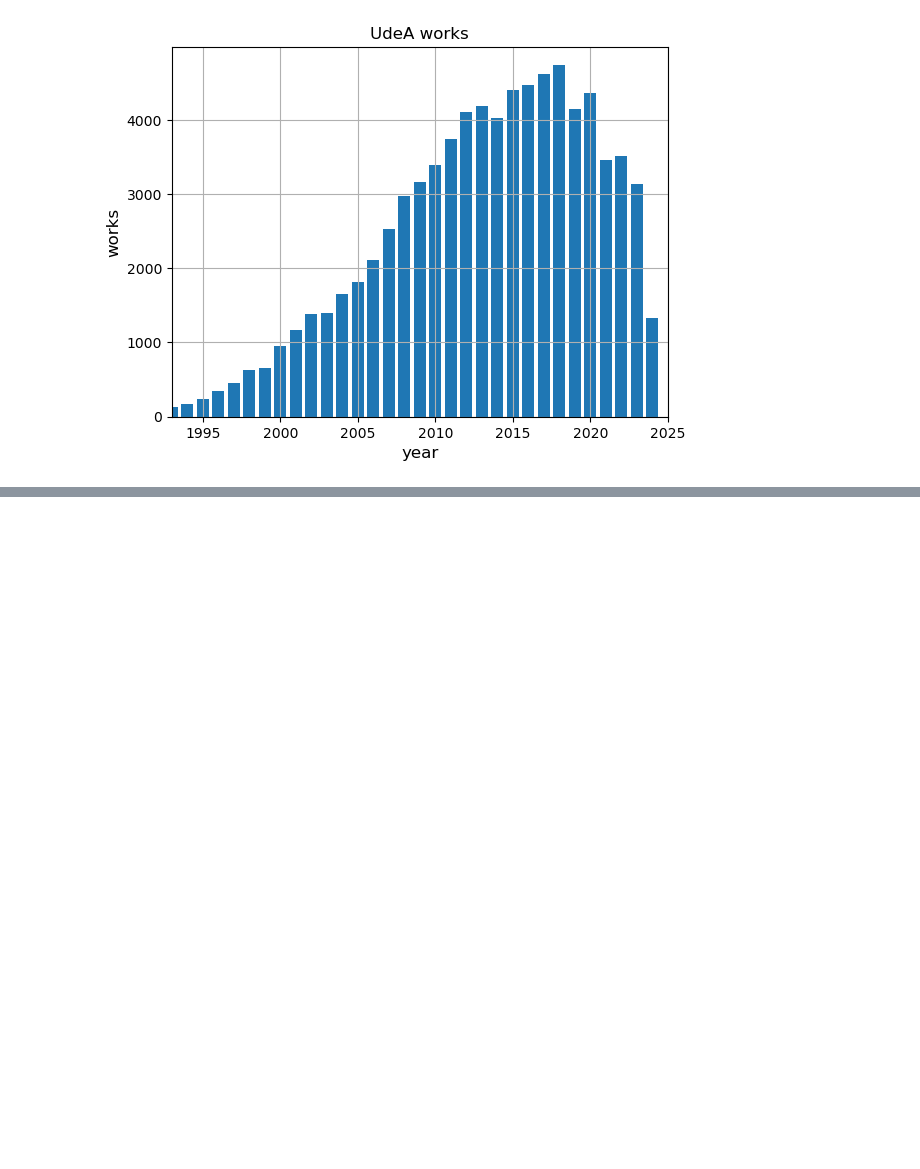
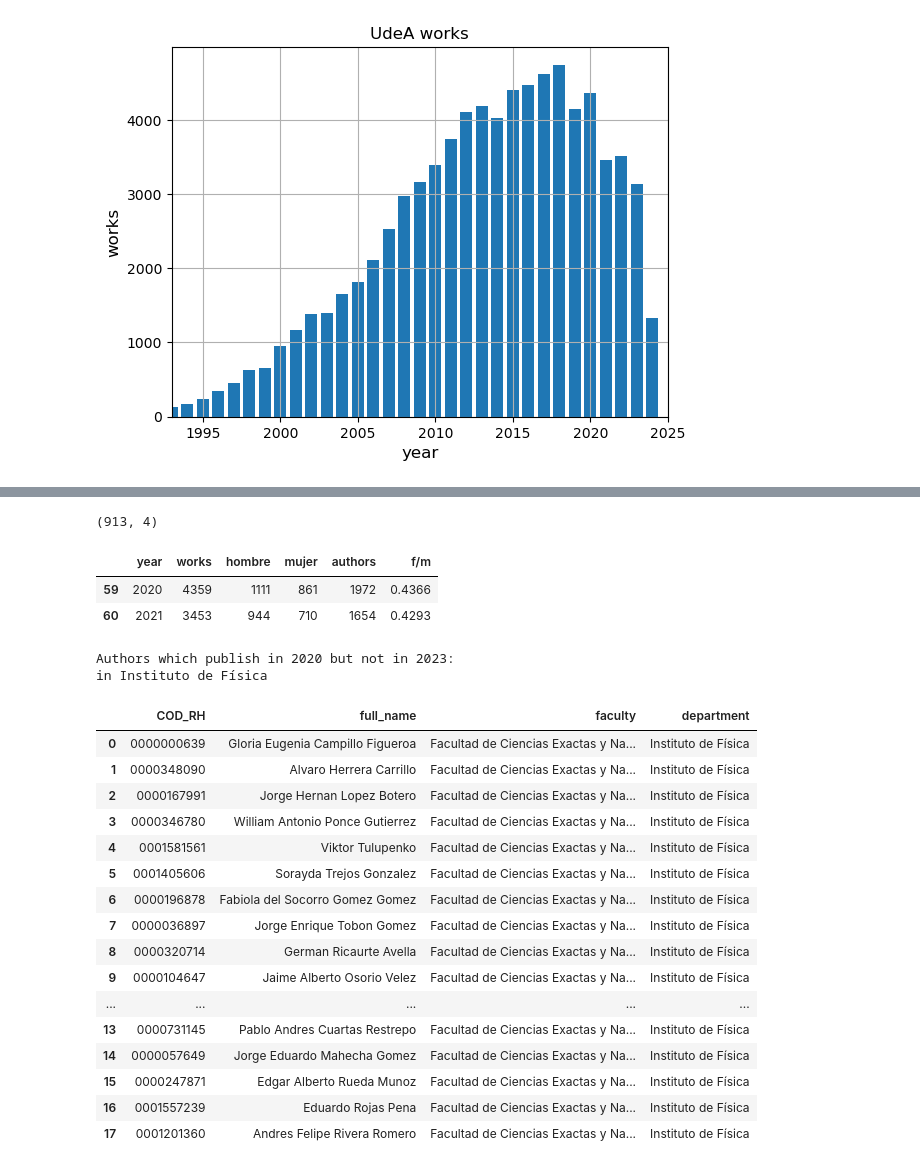
Before and after one commit to restrepo/udea.ipynb, a Jupyter notebook: udea.ipynb, the cells around one changed output, grey strips where cells are left out. Saved outputs shown, nothing was run; the diff lists cells and outputs as text; code cells hidden in the pictures; blank space fills up the shorter version.

```diff
--- a/udea.ipynb
+++ b/udea.ipynb
@@ -480,0 +427,45 @@ udeay
+# %%
+UDEA['full_name']=UDEA.first_names.apply(' '.join)+' '+UDEA.last_names.apply(' '.join)
+# %%
+y1 = 2020
+y2 = 2023
+udea_diff = pd.DataFrame({'COD_RH' : list(set(UDEA[UDEA['year']==y1].COD_RH).difference(UDEA[UDEA['year']==y2].COD_RH))})
+# %%
+udea_diff = udea_diff.merge(UDEA.drop_duplicates('COD_RH')[['COD_RH','full_name','faculty','department']],
+                on='COD_RH',how='left')
+# %%
+udea_diff.shape
+# %% [output]
+(913, 4)
+# %%
+dw[-5:-3]
+# %% [output]
+|  | year | works | hombre | mujer | authors | f/m |
+| 59 | 2020 | 4359 | 1111 | 861 | 1972 | 0.4366 |
+| 60 | 2021 | 3453 | 944 | 710 | 1654 | 0.4293 |
+# %%
+print(f'Authors which publish in {y1} but not in {y2}:')
+#print(f'in {f}')
+#udea_diff[udea_diff['faculty'] == f].reset_index(drop=True)
+print(f'in {ff}')
+udea_diff[udea_diff['department'] == ff].reset_index(drop=True)
+# %% [output]
+Authors which publish in 2020 but not in 2023:
+in Instituto de Física
+|  | COD_RH | full_name | faculty | department |
+| 0 | 0000000639 | Gloria Eugenia Campillo Figueroa | Facultad de Ciencias Exactas y Na... | Instituto de Física |
+| 1 | 0000348090 | Alvaro Herrera Carrillo | Facultad de Ciencias Exactas y Na... | Instituto de Física |
+| 2 | 0000167991 | Jorge Hernan Lopez Botero | Facultad de Ciencias Exactas y Na... | Instituto de Física |
+| 3 | 0000346780 | William Antonio Ponce Gutierrez | Facultad de Ciencias Exactas y Na... | Instituto de Física |
+| 4 | 0001581561 | Viktor Tulupenko | Facultad de Ciencias Exactas y Na... | Instituto de Física |
+| 5 | 0001405606 | Sorayda Trejos Gonzalez | Facultad de Ciencias Exactas y Na... | Instituto de Física |
+| 6 | 0000196878 | Fabiola del Socorro Gomez Gomez | Facultad de Ciencias Exactas y Na... | Instituto de Física |
+| 7 | 0000036897 | Jorge Enrique Tobon Gomez | Facultad de Ciencias Exactas y Na... | Instituto de Física |
+| 8 | 0000320714 | German Ricaurte Avella | Facultad de Ciencias Exactas y Na... | Instituto de Física |
+| 9 | 0000104647 | Jaime Alberto Osorio Velez | Facultad de Ciencias Exactas y Na... | Instituto de Física |
+| ... | ... | ... | ... | ... |
+| 13 | 0000731145 | Pablo Andres Cuartas Restrepo | Facultad de Ciencias Exactas y Na... | Instituto de Física |
+| 14 | 0000057649 | Jorge Eduardo Mahecha Gomez | Facultad de Ciencias Exactas y Na... | Instituto de Física |
+| 15 | 0000247871 | Edgar Alberto Rueda Munoz | Facultad de Ciencias Exactas y Na... | Instituto de Física |
+| 16 | 0001557239 | Eduardo Rojas Pena | Facultad de Ciencias Exactas y Na... | Instituto de Física |
+| 17 | 0001201360 | Andres Felipe Rivera Romero | Facultad de Ciencias Exactas y Na... | Instituto de Física |
```
Also changed, not shown: parts of 8 cells of this notebook.
